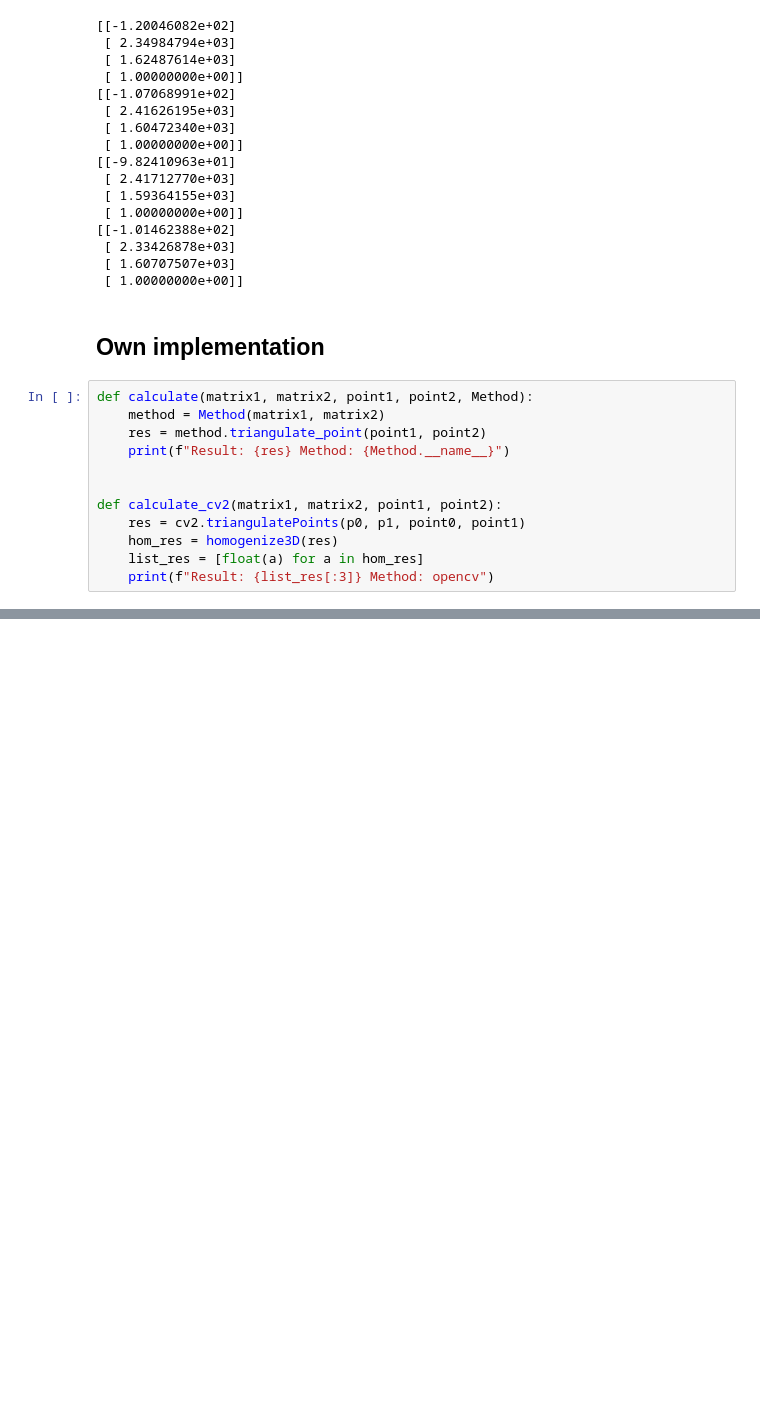
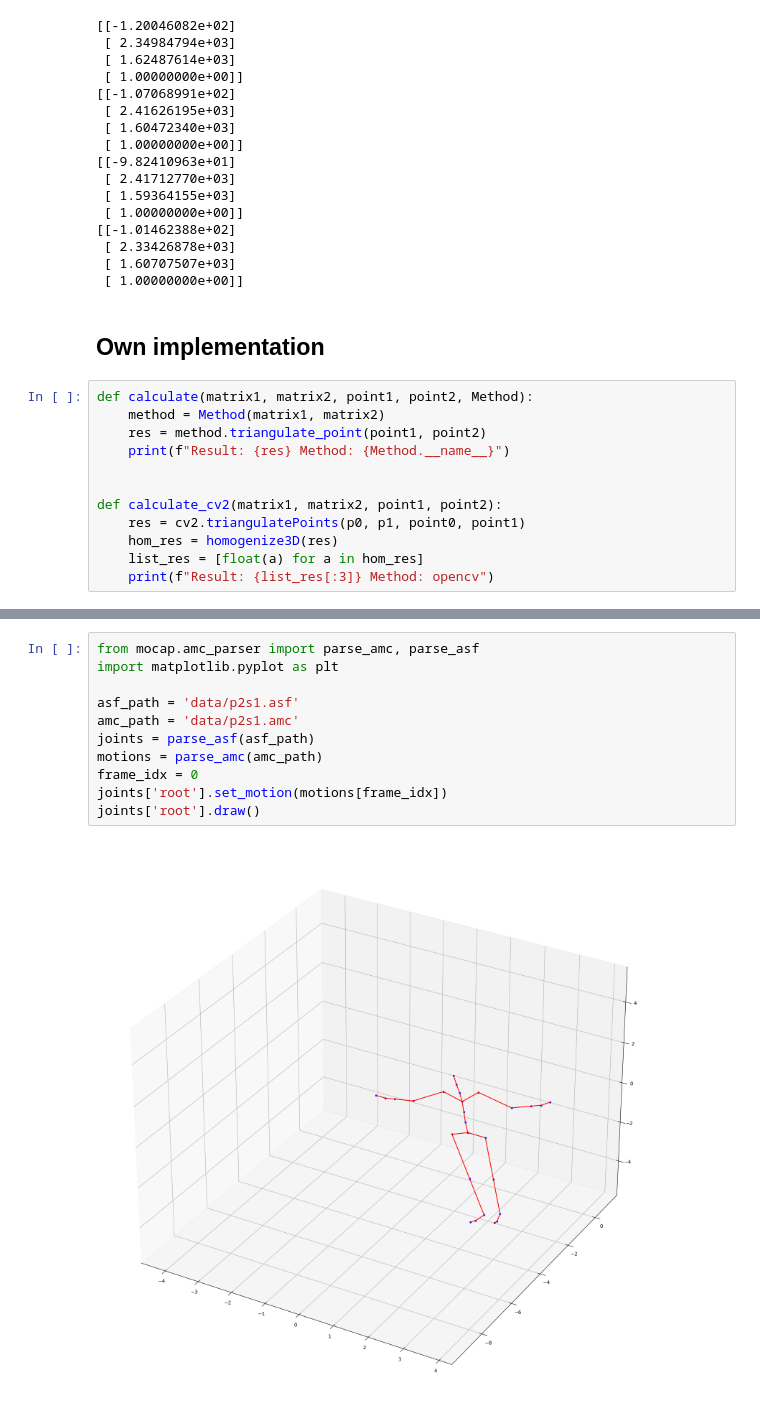
Before and after one commit to Tequilac/TriangulationPython, a Jupyter notebook: Triangulation.ipynb, the cells around one changed output, grey strips where cells are left out. Cells and saved outputs as stored; diff of their text form; blank space fills up the shorter version.

```diff
--- a/Triangulation.ipynb
+++ b/Triangulation.ipynb
@@ -222,0 +223,13 @@ Result: (-101.9081495975012, 2336.0608366766337, 1599.553452414101) Method: Iter
+# %%
+from mocap.amc_parser import parse_amc, parse_asf
+import matplotlib.pyplot as plt
+
+asf_path = 'data/p2s1.asf'
+amc_path = 'data/p2s1.amc'
+joints = parse_asf(asf_path)
+motions = parse_amc(amc_path)
+frame_idx = 0
+joints['root'].set_motion(motions[frame_idx])
+joints['root'].draw()
+# %% [output]
+[figure, added]
```
Also changed, not shown: parts of 1 cell of this notebook, 2 other files.
